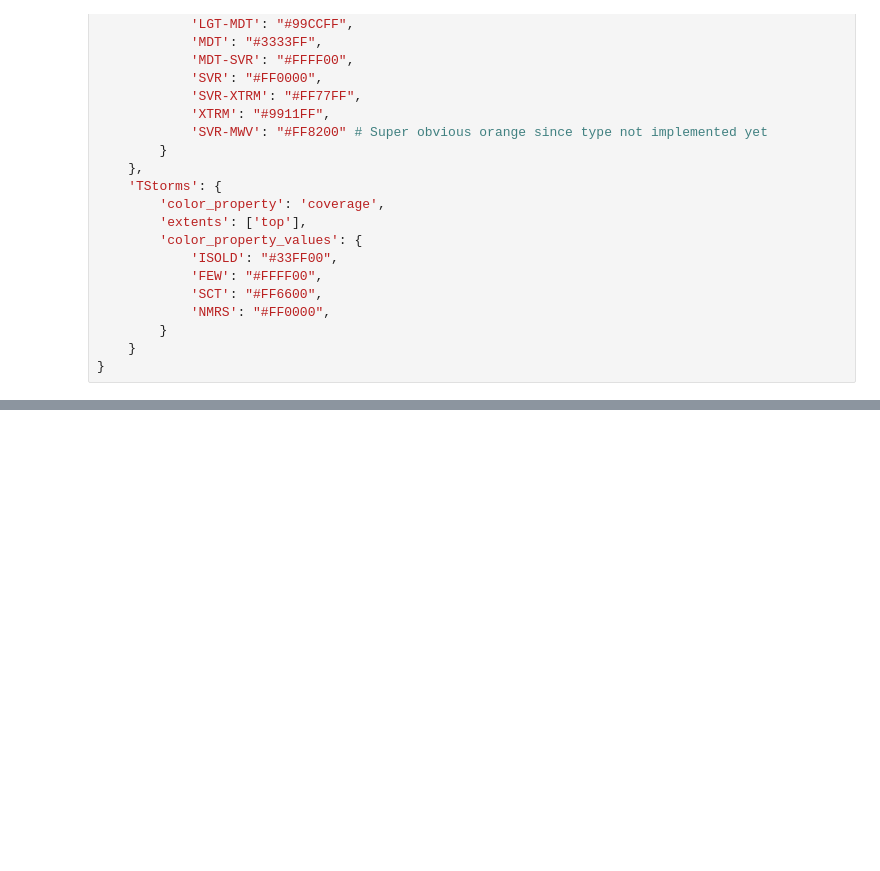
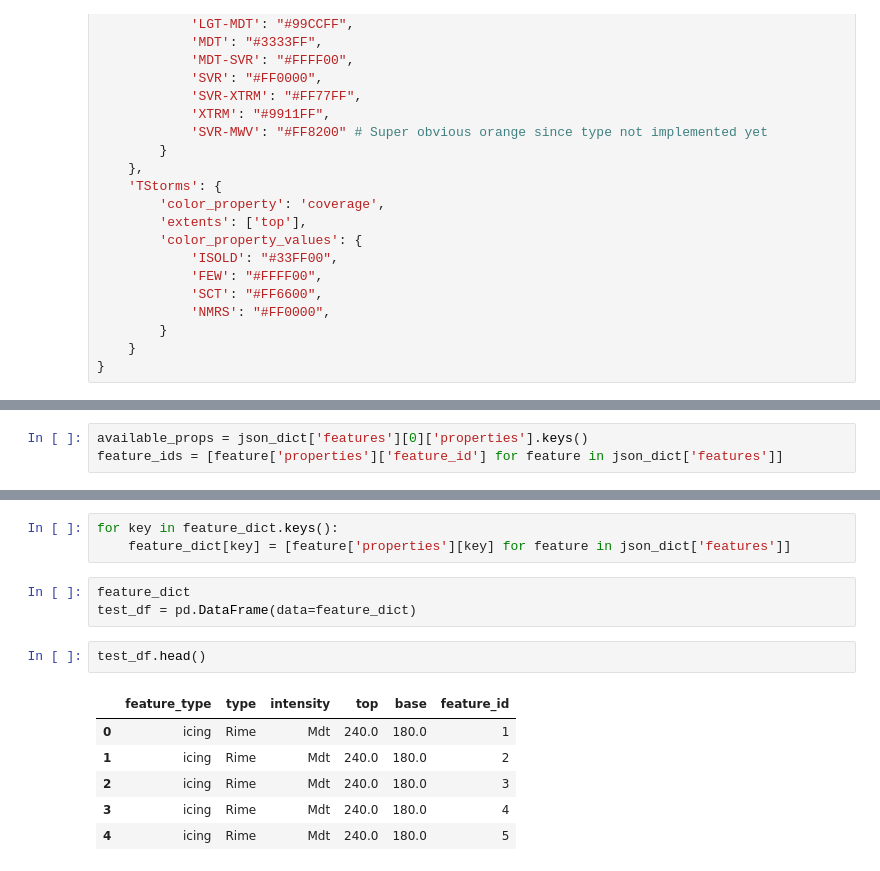
Before and after one commit to jasonwashburn/VWGeojsonViewer, a Jupyter notebook: VW_GeoJSON_Viewer.ipynb, the cells around one changed output, grey strips where cells are left out. Cells and saved outputs as stored; diff of their text form; blank space fills up the shorter version.

```diff
--- a/VW_GeoJSON_Viewer.ipynb
+++ b/VW_GeoJSON_Viewer.ipynb
@@ -170,0 +182,3 @@ display(output_map)
+# %%
+available_props = json_dict['features'][0]['properties'].keys()
+feature_ids = [feature['properties']['feature_id'] for feature in json_dict['features']]
@@ -170,0 +200,15 @@ display(output_map)
+# %%
+for key in feature_dict.keys():
+    feature_dict[key] = [feature['properties'][key] for feature in json_dict['features']]
+# %%
+feature_dict
+test_df = pd.DataFrame(data=feature_dict)
+# %%
+test_df.head()
+# %% [output]
+|  | feature_type | type | intensity | top | base | feature_id |
+| 0 | icing | Rime | Mdt | 240.0 | 180.0 | 1 |
+| 1 | icing | Rime | Mdt | 240.0 | 180.0 | 2 |
+| 2 | icing | Rime | Mdt | 240.0 | 180.0 | 3 |
+| 3 | icing | Rime | Mdt | 240.0 | 180.0 | 4 |
+| 4 | icing | Rime | Mdt | 240.0 | 180.0 | 5 |
```
Also changed, not shown: parts of 15 cells of this notebook, 6 other files.
